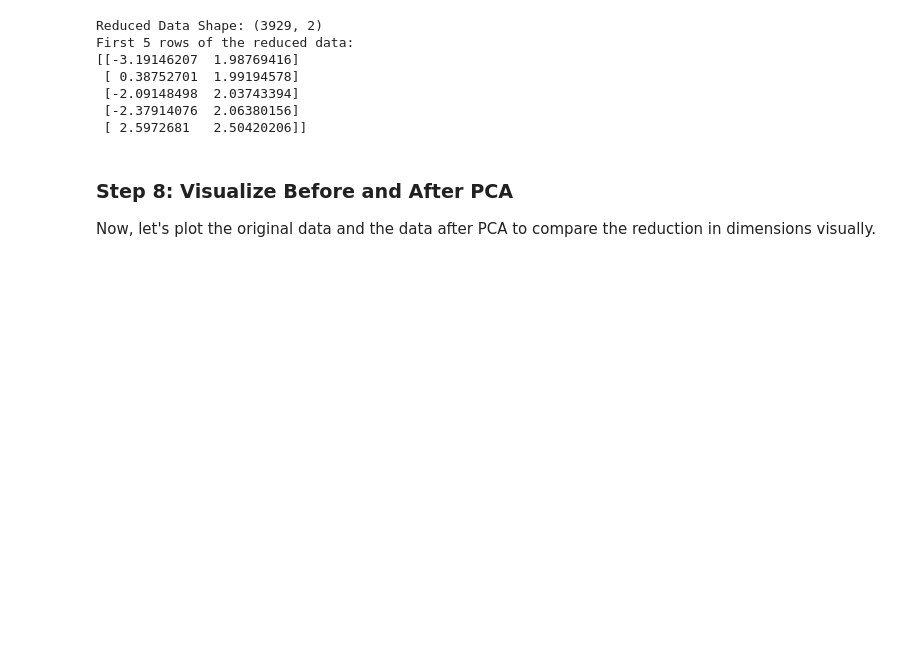
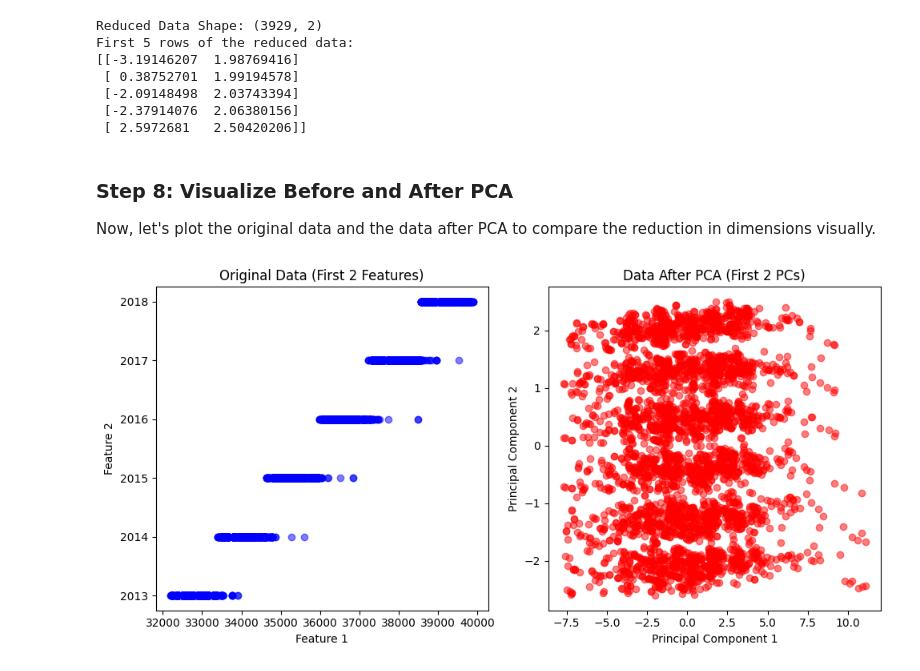
Before and after one commit to i-ganza007/PCA_Matrix_Assignment, a Jupyter notebook: Template_PCA_Formative_1[Peer_Pair_14].ipynb, the cells around one changed output. Drawn from its saved outputs; the diff is of its cells as text; code cells hidden in the pictures; blank space fills up the shorter version.

Commit message:
plotted scatter plot

```diff
--- a/Template_PCA_Formative_1[Peer_Pair_14].ipynb
+++ b/Template_PCA_Formative_1[Peer_Pair_14].ipynb
@@ -155,0 +148,22 @@ Now, let's plot the original data and the data after PCA to compare the reductio
+# %%
+plt.figure(figsize=(10, 5))
+
+# Subplot 1: Original Data (First Two Features)
+plt.subplot(1, 2, 1)
+plt.scatter(numeric_data[:, 0], numeric_data[:, 1], color='blue', alpha=0.5)
+plt.title('Original Data (First 2 Features)')
+plt.xlabel('Feature 1')
+plt.ylabel('Feature 2')
+
+# 2. Ploting Reduced Data After PCA (using the first two principal components)
+plt.subplot(1, 2, 2)
+plt.scatter(reduced_data[:, 0], reduced_data[:, 1], color='red', alpha=0.5)
+plt.title('Data After PCA (First 2 PCs)')
+plt.xlabel('Principal Component 1')
+plt.ylabel('Principal Component 2')
+
+# Showing the plots side by side
+plt.tight_layout()
+plt.show()
+# %% [output]
+[figure, added]
```
Also changed, not shown: parts of 1 cell of this notebook, 1 other file.
